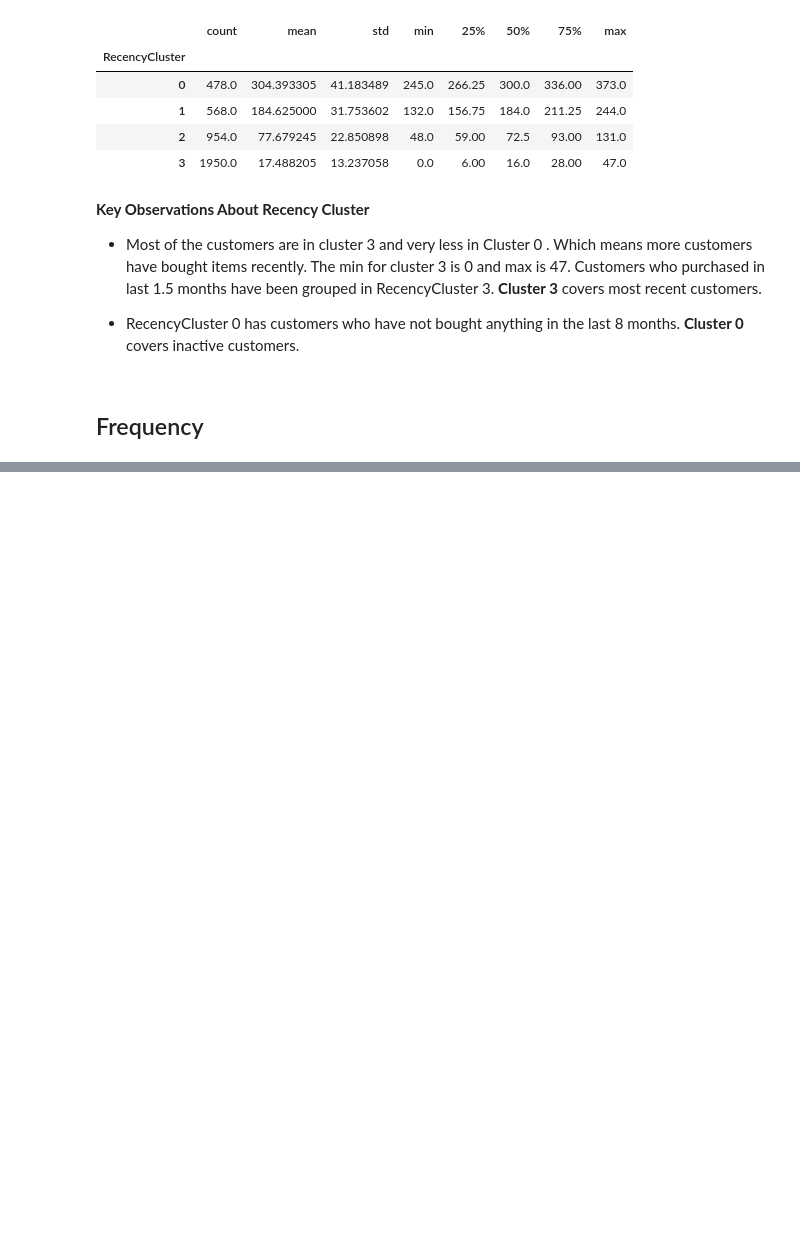
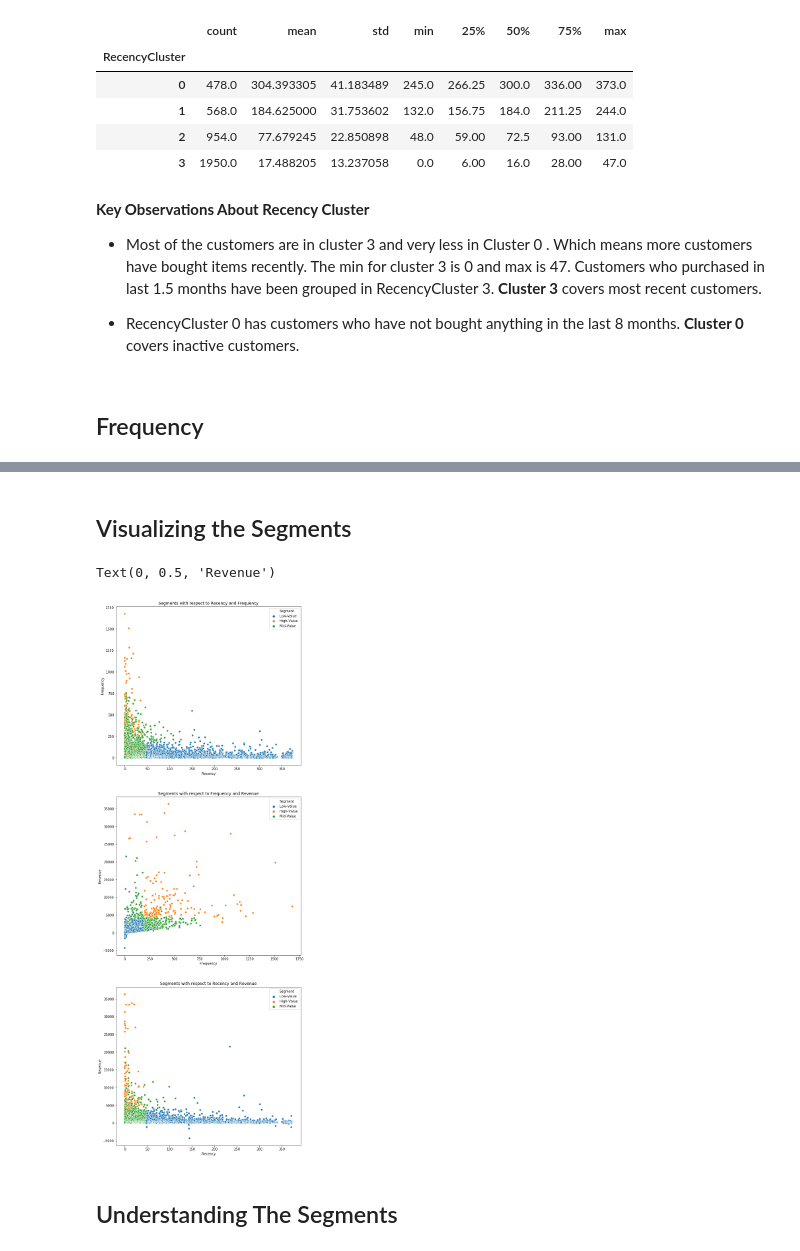
Before and after one commit to tanu-seth/Retail-Analytics-Understanding-Business-and-Customers, a Jupyter notebook: Customer Segmentation .ipynb, the cells around one changed output, grey strips where cells are left out. Saved outputs shown, nothing was run; the diff lists cells and outputs as text; code cells hidden in the pictures; blank space fills up the shorter version.

```diff
--- a/Customer Segmentation .ipynb
+++ b/Customer Segmentation .ipynb
@@ -193,0 +293,9 @@ user.groupby('RecencyCluster')['Recency'].describe()
+# %%
+# k means
+kmeans = KMeans(n_clusters=4)
+kmeans.fit(user[['Revenue']])
+user['RevenueCluster'] = kmeans.predict(user[['Revenue']])
+
+user = order_cluster('RevenueCluster','Revenue',user,True)
+
+user.groupby('RevenueCluster')['Revenue'].describe()
@@ -193,0 +311,3 @@ user.groupby('RecencyCluster')['Recency'].describe()
+# %%
+user['OverallScore'] = user['RecencyCluster'] + user['FrequencyCluster'] + user['RevenueCluster']
+user.groupby('OverallScore')['Recency','Frequency','Revenue'].mean()
@@ -193,0 +334,30 @@ user.groupby('RecencyCluster')['Recency'].describe()
+# %%
+user['Segment'] = 'Low-Value'
+user.loc[user['OverallScore']>2,'Segment'] = 'Mid-Value'
+user.loc[user['OverallScore']>4,'Segment'] = 'High-Value'
+# %% [markdown]
+## Visualizing the Segments
+# %%
+user_plot = user.query("Revenue < 50000 and Frequency < 2000")
+
+
+fig, ax = plt.subplots(3, 1, figsize=(10,30))
+sns.scatterplot(x='Recency', y='Frequency', hue='Segment', data=user_plot, ax=ax[0])
+ax[0].set_title('Segments with respect to Recency and Frequency')
+ax[0].set_xlabel('Recency')
+ax[0].set_ylabel('Frequency')
+
+sns.scatterplot(x='Frequency', y='Revenue', hue='Segment', data=user_plot, ax=ax[1])
+ax[1].set_title('Segments with respect to Frequency and Revenue')
+ax[1].set_xlabel('Frequency')
+ax[1].set_ylabel('Revenue')
+
+sns.scatterplot(x='Recency', y='Revenue', hue='Segment', data=user_plot, ax=ax[2])
+ax[2].set_title('Segments with respect to Recency and Revenue')
+ax[2].set_xlabel('Recency')
+ax[2].set_ylabel('Revenue')
+# %% [output]
+Text(0, 0.5, 'Revenue')
+[figure, added]
+# %% [markdown]
+## Understanding The Segments
```
Also changed, not shown: parts of 28 cells of this notebook, 1 other file.
